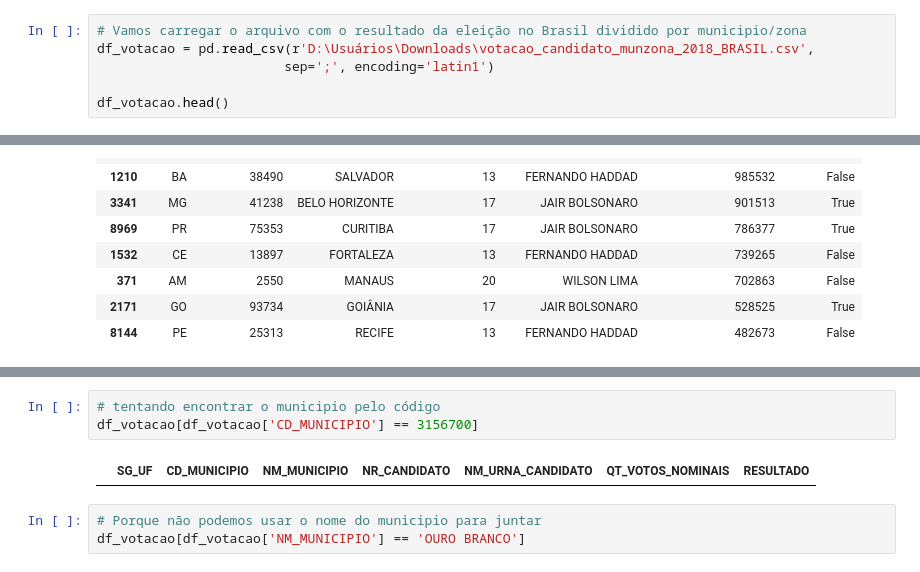
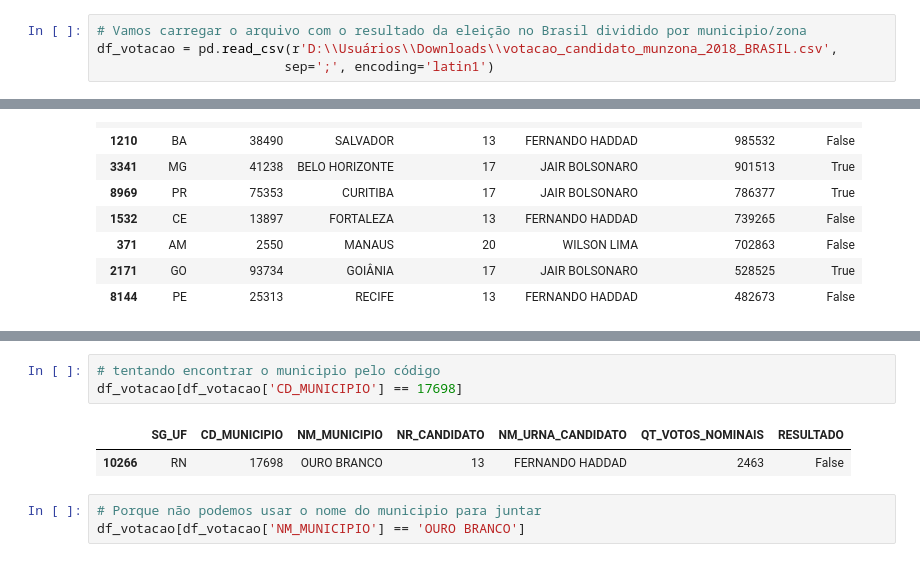
Before and after one commit to MarceloVasselai/mapa_eleicoes_2018_v2, a Jupyter notebook: mapa_eleicoes_2018_2turno.ipynb, the cells around one changed output, grey strips where cells are left out. Cells and saved outputs as stored; diff of their text form.

```diff
--- a/mapa_eleicoes_2018_2turno.ipynb
+++ b/mapa_eleicoes_2018_2turno.ipynb
@@ -57,7 +57,5 @@ plt.show()
 [figure]
 # %%
 # Vamos carregar o arquivo com o resultado da eleição no Brasil dividido por municipio/zona
-df_votacao = pd.read_csv(r'D:\Usuários\Downloads\votacao_candidato_munzona_2018_BRASIL.csv',
+df_votacao = pd.read_csv(r'D:\\Usuários\\Downloads\\votacao_candidato_munzona_2018_BRASIL.csv',
                         sep=';', encoding='latin1')
-
-df_votacao.head()
@@ -289,8 +280,9 @@ df_mapa.sample(3)
 # %%
 # tentando encontrar o municipio pelo código
-df_votacao[df_votacao['CD_MUNICIPIO'] == 3156700]
+df_votacao[df_votacao['CD_MUNICIPIO'] == 17698]
 # %% [output]
 |  | SG_UF | CD_MUNICIPIO | NM_MUNICIPIO | NR_CANDIDATO | NM_URNA_CANDIDATO | QT_VOTOS_NOMINAIS | RESULTADO |
+| 10266 | RN | 17698 | OURO BRANCO | 13 | FERNANDO HADDAD | 2463 | False |
 # %%
 # Porque não podemos usar o nome do municipio para juntar
 df_votacao[df_votacao['NM_MUNICIPIO'] == 'OURO BRANCO']
```
Also changed, not shown: parts of 9 cells of this notebook, 3 other files.
